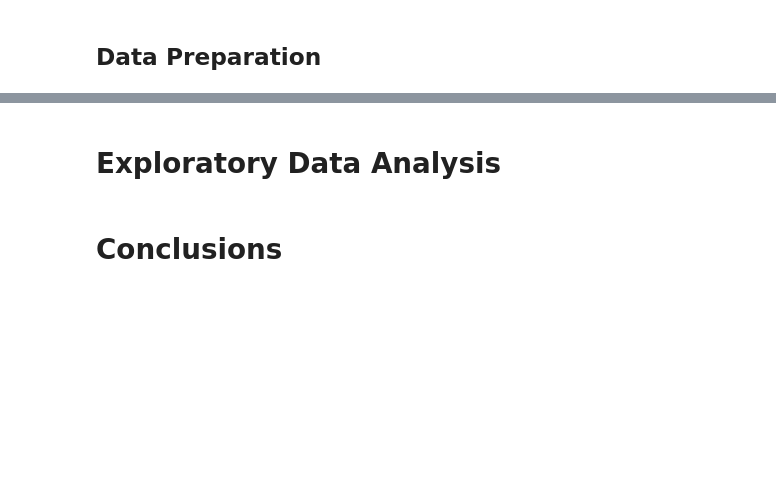
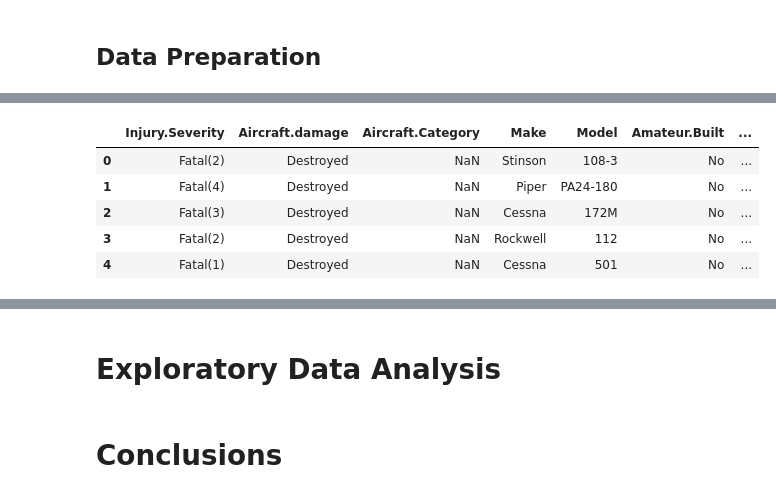
Before and after one commit to sfp13VA/Phase_1_Project, a Jupyter notebook: notebook.ipynb, the cells around one changed output, grey strips where cells are left out. Saved outputs shown, nothing was run; the diff lists cells and outputs as text; code cells hidden in the pictures; blank space fills up the shorter version.

```diff
--- a/notebook.ipynb
+++ b/notebook.ipynb
@@ -114,0 +259,2 @@ The dataset includes records from 1982 through 2002.  It includes a wide variety
+# %%
+data.drop(data[data['Amateur.Built'] == 'Yes'].index, inplace=True)
@@ -114,0 +281,2 @@ The dataset includes records from 1982 through 2002.  It includes a wide variety
+# %%
+data.drop(columns = ['FAR.Description', 'Event Date'], inplace=True)
@@ -114,0 +303,9 @@ The dataset includes records from 1982 through 2002.  It includes a wide variety
+# %%
+data.head()
+# %% [output]
+|  | Injury.Severity | Aircraft.damage | Aircraft.Category | Make | Model | Amateur.Built | ... |
+| 0 | Fatal(2) | Destroyed | NaN | Stinson | 108-3 | No | ... |
+| 1 | Fatal(4) | Destroyed | NaN | Piper | PA24-180 | No | ... |
+| 2 | Fatal(3) | Destroyed | NaN | Cessna | 172M | No | ... |
+| 3 | Fatal(2) | Destroyed | NaN | Rockwell | 112 | No | ... |
+| 4 | Fatal(1) | Destroyed | NaN | Cessna | 501 | No | ... |
```
Also changed, not shown: parts of 23 cells of this notebook.
